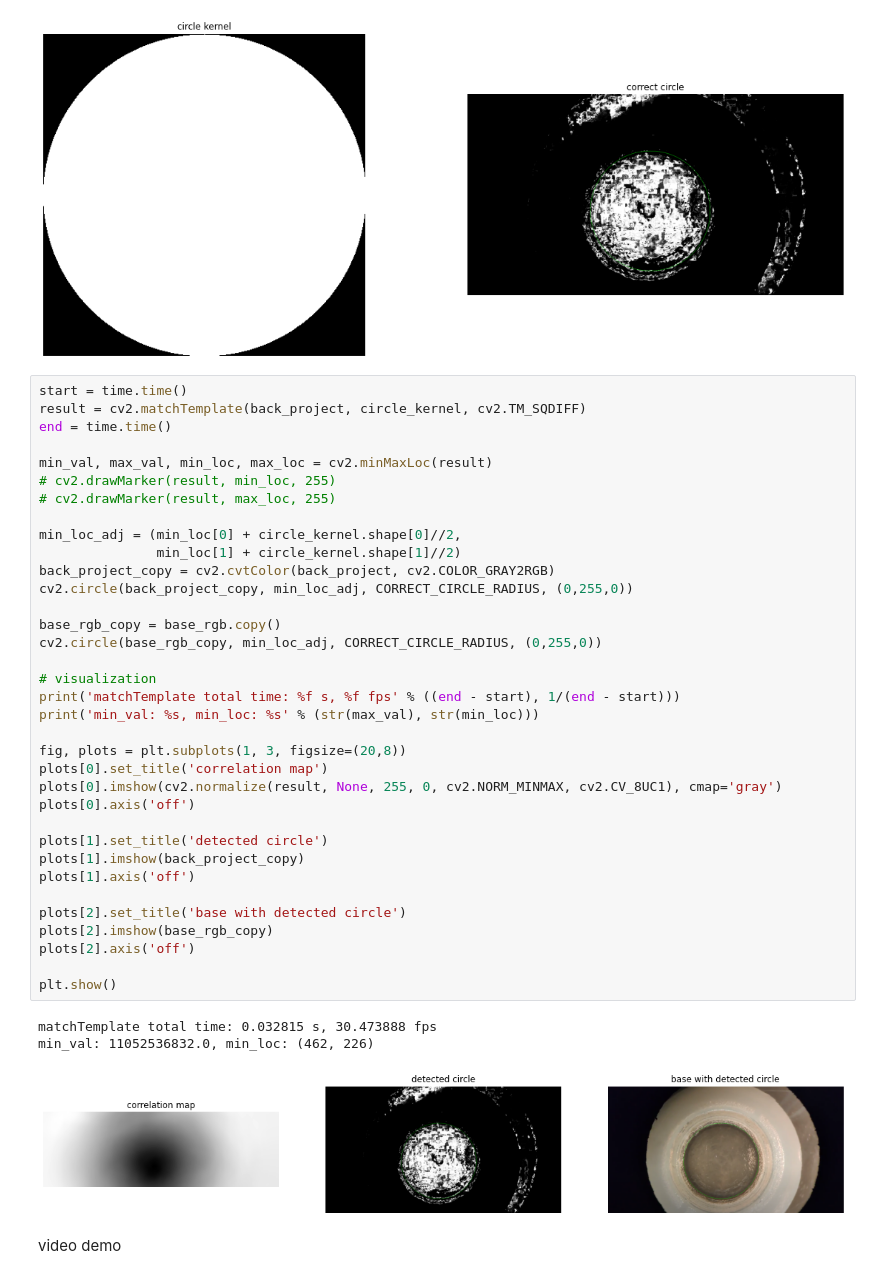
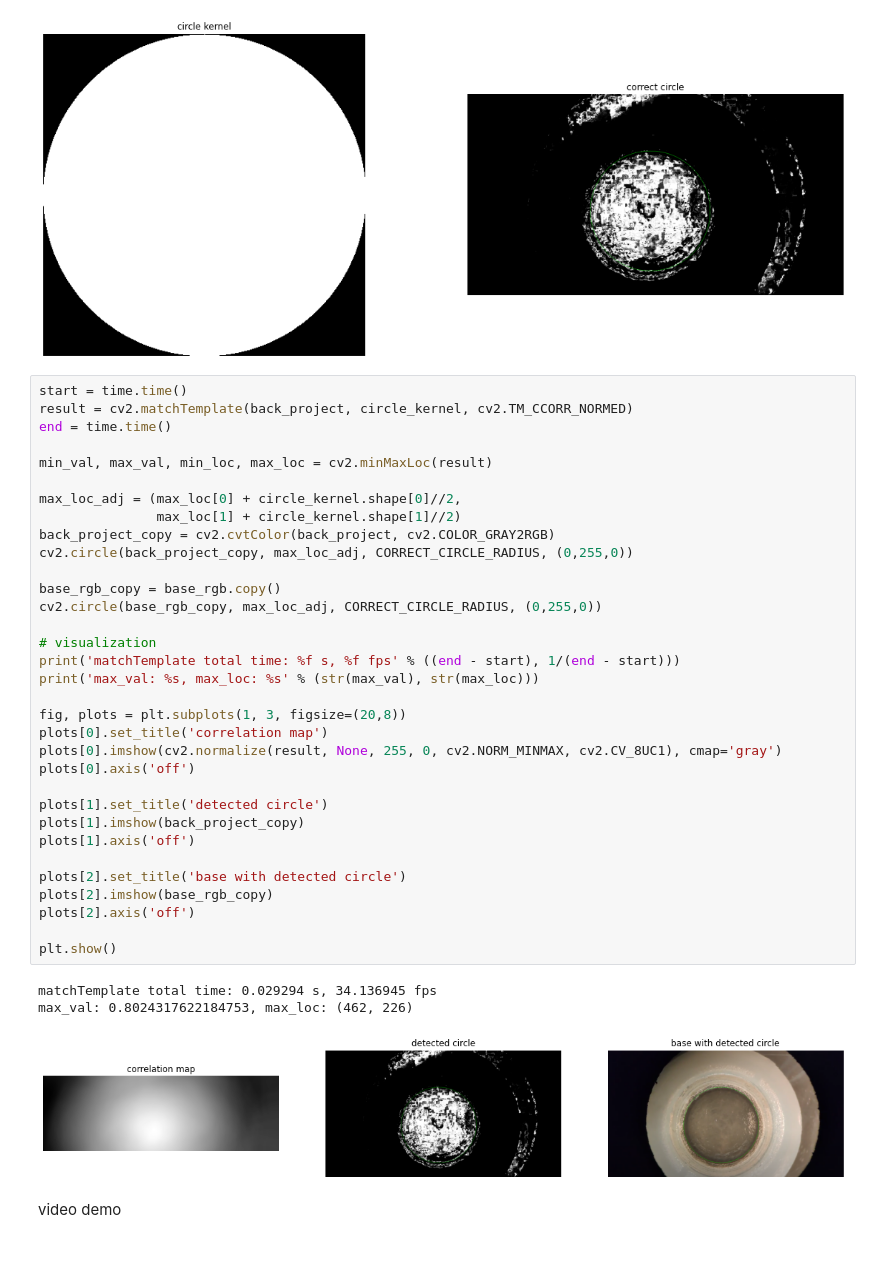
Before and after one commit to Custom-Surgical-GmbH/Cataract-Surgery-Training-Explorations, a Jupyter notebook: opencv_explorations/color_thresholding.ipynb, the cells around one changed output. Cells and saved outputs as stored; diff of their text form.

```diff
--- a/opencv_explorations/color_thresholding.ipynb
+++ b/opencv_explorations/color_thresholding.ipynb
@@ -261,43 +261,41 @@ plt.show()
 [figure]
 # %%
 start = time.time()
-result = cv2.matchTemplate(back_project, circle_kernel, cv2.TM_SQDIFF)
+result = cv2.matchTemplate(back_project, circle_kernel, cv2.TM_CCORR_NORMED)
 end = time.time()
 
 min_val, max_val, min_loc, max_loc = cv2.minMaxLoc(result)
-# cv2.drawMarker(result, min_loc, 255)
-# cv2.drawMarker(result, max_loc, 255)
 
-min_loc_adj = (min_loc[0] + circle_kernel.shape[0]//2,
-               min_loc[1] + circle_kernel.shape[1]//2)
+max_loc_adj = (max_loc[0] + circle_kernel.shape[0]//2,
+               max_loc[1] + circle_kernel.shape[1]//2)
 back_project_copy = cv2.cvtColor(back_project, cv2.COLOR_GRAY2RGB)
-cv2.circle(back_project_copy, min_loc_adj, CORRECT_CIRCLE_RADIUS, (0,255,0))
+cv2.circle(back_project_copy, max_loc_adj, CORRECT_CIRCLE_RADIUS, (0,255,0))
 
 base_rgb_copy = base_rgb.copy()
-cv2.circle(base_rgb_copy, min_loc_adj, CORRECT_CIRCLE_RADIUS, (0,255,0))
+cv2.circle(base_rgb_copy, max_loc_adj, CORRECT_CIRCLE_RADIUS, (0,255,0))
 
 # visualization
 print('matchTemplate total time: %f s, %f fps' % ((end - start), 1/(end - start)))
-print('min_val: %s, min_loc: %s' % (str(max_val), str(min_loc)))
+print('max_val: %s, max_loc: %s' % (str(max_val), str(max_loc)))
 
 fig, plots = plt.subplots(1, 3, figsize=(20,8))
 plots[0].set_title('correlation map')
 plots[0].imshow(cv2.normalize(result, None, 255, 0, cv2.NORM_MINMAX, cv2.CV_8UC1), cmap='gray')
 plots[0].axis('off')
 
 plots[1].set_title('detected circle')
 plots[1].imshow(back_project_copy)
 plots[1].axis('off')
 
 plots[2].set_title('base with detected circle')
 plots[2].imshow(base_rgb_copy)
 plots[2].axis('off')
 
 plt.show()
 # %% [output]
-matchTemplate total time: 0.032815 s, 30.473888 fps
-min_val: 11052536832.0, min_loc: (462, 226)
+matchTemplate total time: 0.029294 s, 34.136945 fps
+max_val: 0.8024317622184753, max_loc: (462, 226)
-[figure, old version]
+[figure, new version]
 # %% [markdown]
 video demo
 # %%
```
Also changed, not shown: parts of 3 cells of this notebook, 1 other file.
